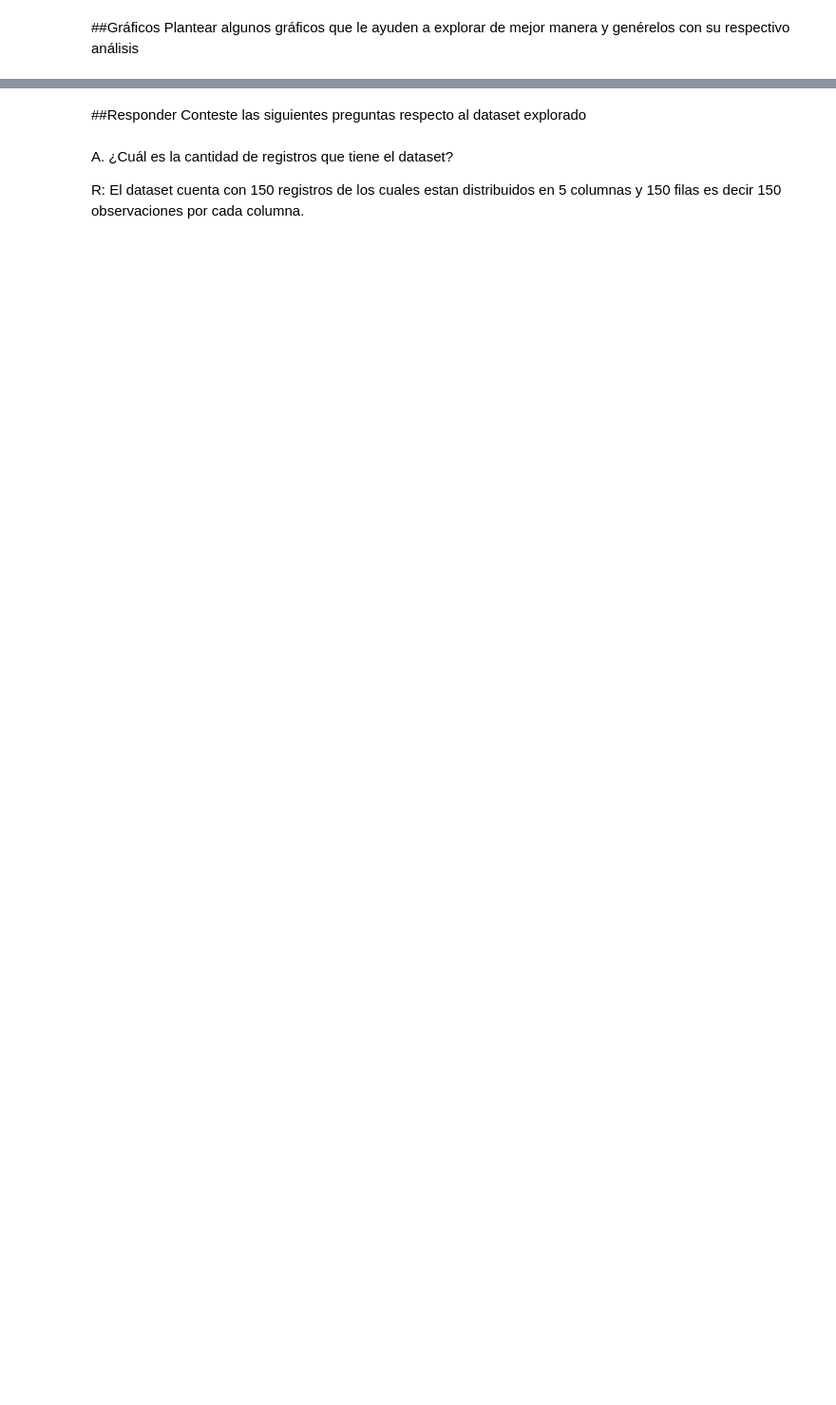
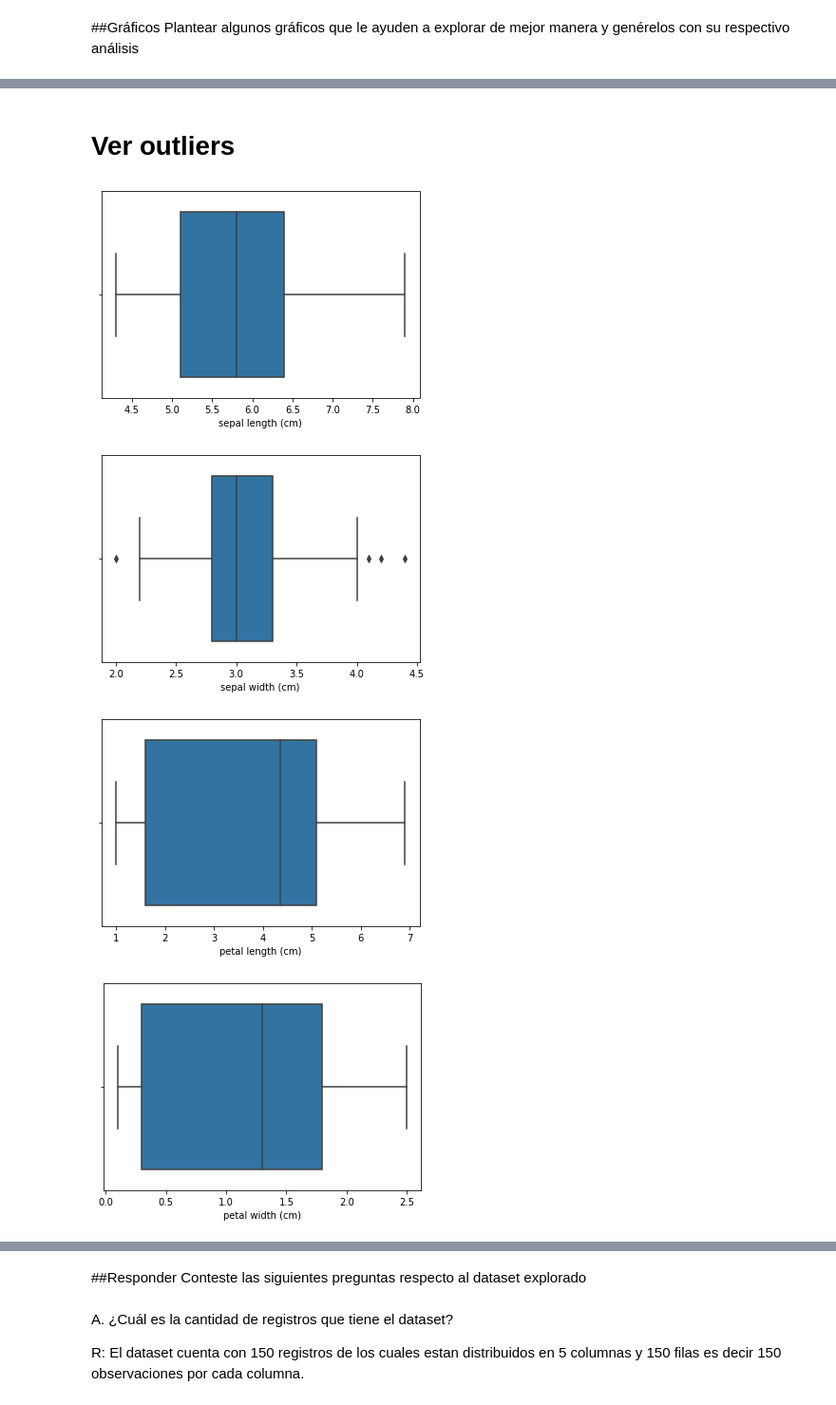
Before and after one commit to Jefer698/Solemne-I-Optativo-de-Especialidad-II, a Jupyter notebook: Solemne1_NombreApellido.ipynb, the cells around one changed output, grey strips where cells are left out. Shown at 95% size. Cells and saved outputs as stored; diff of their text form; code cells hidden in the pictures; blank space fills up the shorter version.

Commit message:
Añadiendo cambios p1 graficos,outliers y preguntas

```diff
--- a/Solemne1_NombreApellido.ipynb
+++ b/Solemne1_NombreApellido.ipynb
@@ -255,0 +338,12 @@ Plantear algunos gráficos que le ayuden a explorar de mejor manera y genérelos
+# %% [markdown]
+# Ver outliers
+# %%
+#Boxplot forma 1
+for i in range(len(df.columns)):
+    sb.boxplot(df.iloc[:,i])
+    plt.show()
+# %% [output]
+[figure, added]
+[figure, added]
+[figure, added]
+[figure, added]
```
Also changed, not shown: parts of 38 cells of this notebook.
